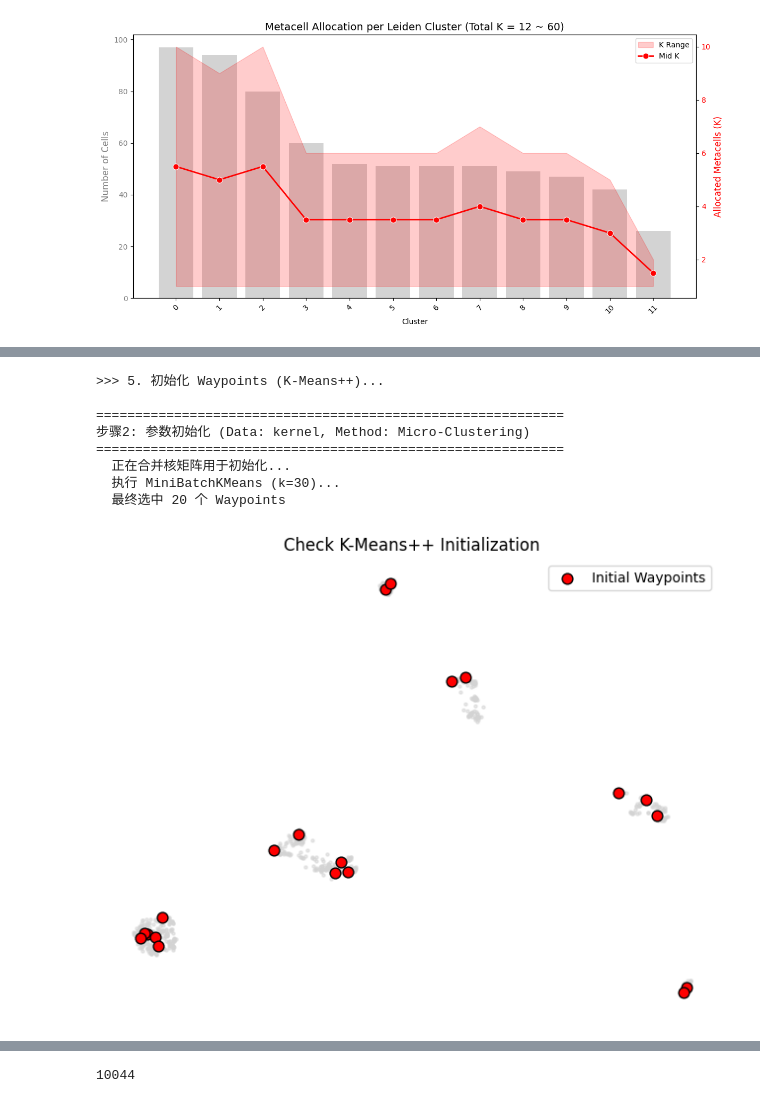
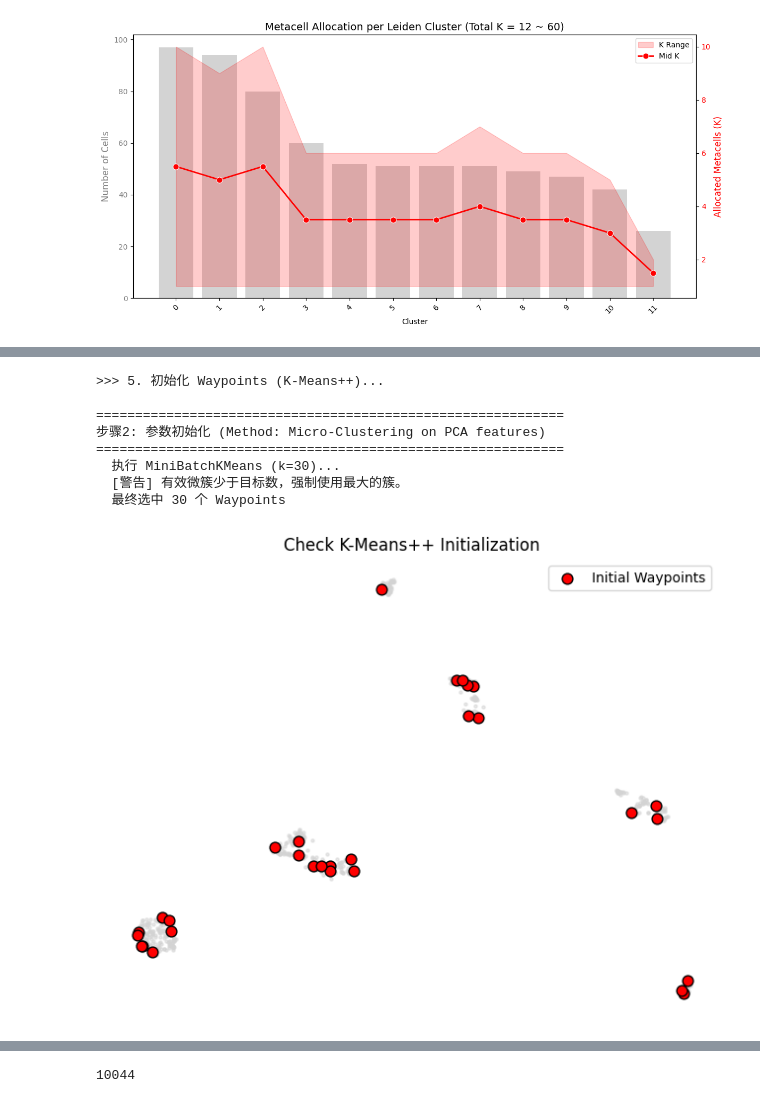
Before and after one commit to CCCKW/hstack, a Jupyter notebook: test.ipynb, the cells around one changed output, grey strips where cells are left out. Saved outputs shown, nothing was run; the diff lists cells and outputs as text; code cells hidden in the pictures.

```diff
--- a/test.ipynb
+++ b/test.ipynb
@@ -245,25 +159,26 @@ sk.tl.compute_kernels(hdata, )
 # %%
 # ==========================================
 # 5. 初始化 Waypoint (还原原有初始化参数)
 # ==========================================
 print("\n>>> 5. 初始化 Waypoints (K-Means++)...")
 sk.tl.initialize_waypoints(
     hdata,
+    data_type='pca',
     seed=32,
     n_micro_clusters=30,       # 对应原代码中的 30
     ref_view_res=500000
 )
 sk.pl.plot_initialization(hdata,resolution=500000, title="Check K-Means++ Initialization")
 # %% [output]
 >>> 5. 初始化 Waypoints (K-Means++)...
 
 ============================================================
-步骤2: 参数初始化 (Data: kernel, Method: Micro-Clustering)
+步骤2: 参数初始化 (Method: Micro-Clustering on PCA features)
 ============================================================
-  正在合并核矩阵用于初始化...
   执行 MiniBatchKMeans (k=30)...
-  最终选中 20 个 Waypoints
+  [警告] 有效微簇少于目标数，强制使用最大的簇。
+  最终选中 30 个 Waypoints
-[figure, old version]
+[figure, new version]
 # %%
 # ==========================================
 # 6. 核心拟合优化
```
Also changed, not shown: parts of 11 cells of this notebook, 2 other files.
